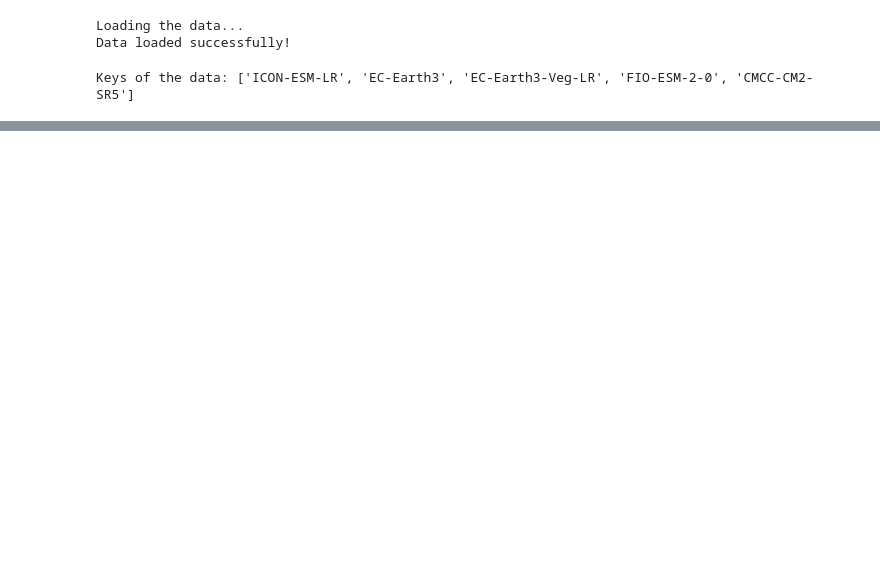
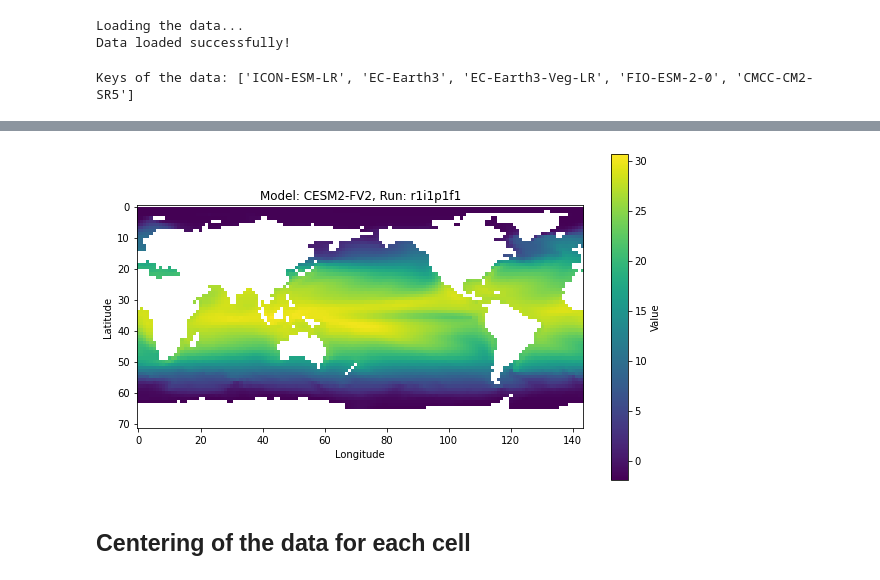
Before and after one commit to Victor2175/gm4cs-l, a Jupyter notebook: Data_exploration.ipynb, the cells around one changed output, grey strips where cells are left out. Drawn from its saved outputs; the diff is of its cells as text; code cells hidden in the pictures; blank space fills up the shorter version.

```diff
--- a/Data_exploration.ipynb
+++ b/Data_exploration.ipynb
@@ -199,0 +113,22 @@ interpolated_models_list = [{"model_name" : model, "interpolated_data" : fill_na
+# %%
+for model in tqdm(filtered_data):
+    for run in filtered_data[model]:
+        filtered_data[model][run][:, nan_mask] = np.nan
+# %%
+# Example of plotting a random run after applying the NaN filter
+random_model = random.choice(list(filtered_data.keys()))
+random_run = random.choice(list(filtered_data[random_model].keys()))
+data_to_plot = filtered_data[random_model][random_run]
+
+# Plot the data
+plt.figure(figsize=(10, 6))
+plt.imshow(data_to_plot[0, :, :], cmap='viridis')  # Plotting the first time step as an example
+plt.colorbar(label='Value')
+plt.title(f'Model: {random_model}, Run: {random_run}')
+plt.xlabel('Longitude')
+plt.ylabel('Latitude')
+plt.show()
+# %% [output]
+[figure, added]
+# %% [markdown]
+## Centering of the data for each cell
```
Also changed, not shown: parts of 29 cells of this notebook, 1 other file.
